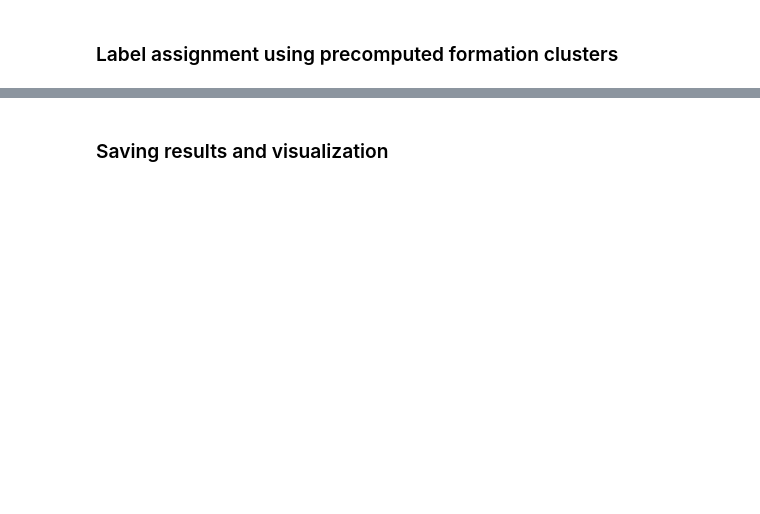
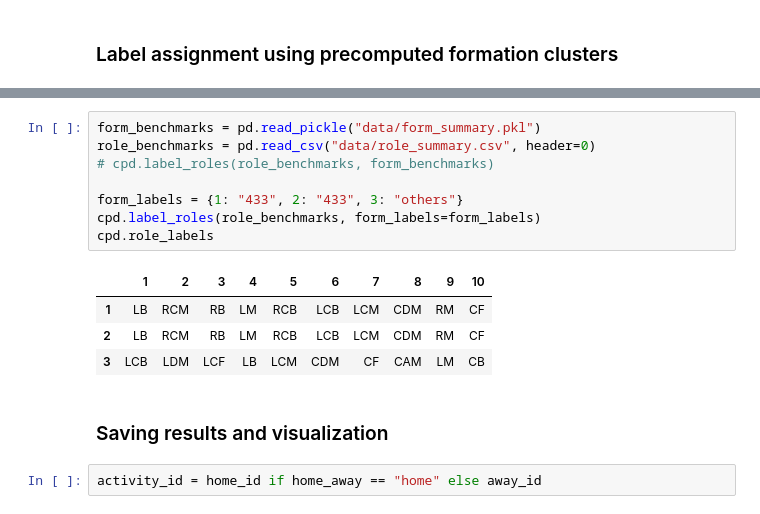
Before and after one commit to hyunsungkim-ds/soccercpd, a Jupyter notebook: tutorial_kloppy.ipynb, the cells around one changed output, grey strips where cells are left out. Drawn from its saved outputs; the diff is of its cells as text; blank space fills up the shorter version.

```diff
--- a/tutorial_kloppy.ipynb
+++ b/tutorial_kloppy.ipynb
@@ -122,3 +147,18 @@ cpd.role_summary[:20]
+# %%
+form_benchmarks = pd.read_pickle("data/form_summary.pkl")
+role_benchmarks = pd.read_csv("data/role_summary.csv", header=0)
+# cpd.label_roles(role_benchmarks, form_benchmarks)
+
+form_labels = {1: "433", 2: "433", 3: "others"}
+cpd.label_roles(role_benchmarks, form_labels=form_labels)
+cpd.role_labels
+# %% [output]
+|  | 1 | 2 | 3 | 4 | 5 | 6 | 7 | 8 | 9 | 10 |
+| 1 | LB | RCM | RB | LM | RCB | LCB | LCM | CDM | RM | CF |
+| 2 | LB | RCM | RB | LM | RCB | LCB | LCM | CDM | RM | CF |
+| 3 | LCB | LDM | LCF | LB | LCM | CDM | CF | CAM | LM | CB |
 # %% [markdown]
 ### Saving results and visualization
+# %%
+activity_id = home_id if home_away == "home" else away_id
 # %%
```
Also changed, not shown: parts of 10 cells of this notebook, 4 other files.
